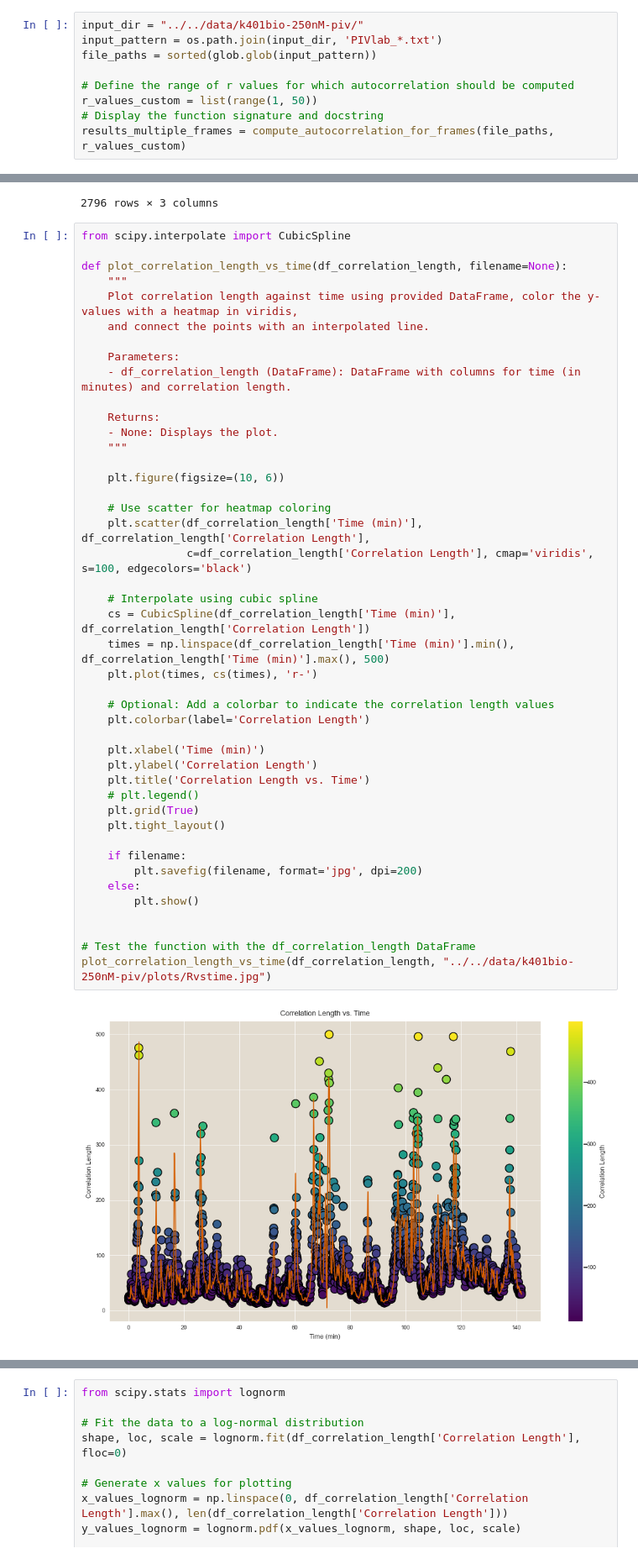
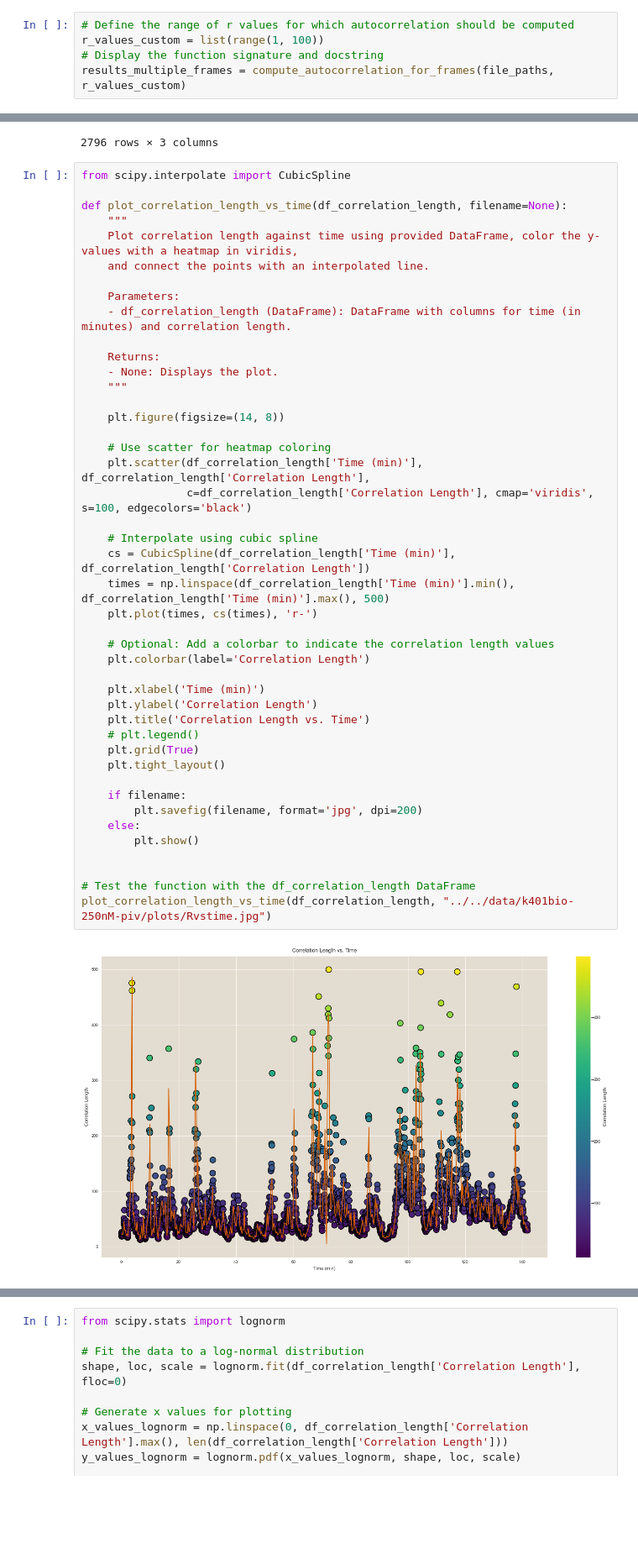
Before and after one commit to dalarios/activedrops, a Jupyter notebook: code/exploratory/autocorrelation-final.ipynb, the cells around one changed output, grey strips where cells are left out. Shown at 84% size. Cells and saved outputs as stored; diff of their text form; blank space fills up the shorter version.

```diff
--- a/code/exploratory/autocorrelation-final.ipynb
+++ b/code/exploratory/autocorrelation-final.ipynb
@@ -129,10 +184,6 @@ def compute_autocorrelation_for_frames(file_paths, r_values):
 # %%
-input_dir = "../../data/k401bio-250nM-piv/"
-input_pattern = os.path.join(input_dir, 'PIVlab_*.txt')
-file_paths = sorted(glob.glob(input_pattern))
-
 # Define the range of r values for which autocorrelation should be computed
-r_values_custom = list(range(1, 50))
+r_values_custom = list(range(1, 100))
 # Display the function signature and docstring
 results_multiple_frames = compute_autocorrelation_for_frames(file_paths, r_values_custom)
 # %%
@@ -264,37 +315,37 @@ def plot_correlation_length_vs_time(df_correlation_length, filename=None):
     - None: Displays the plot.
     """
 
-    plt.figure(figsize=(10, 6))
+    plt.figure(figsize=(14, 8))
 
     # Use scatter for heatmap coloring
     plt.scatter(df_correlation_length['Time (min)'], df_correlation_length['Correlation Length'],
                 c=df_correlation_length['Correlation Length'], cmap='viridis', s=100, edgecolors='black')
 
     # Interpolate using cubic spline
     cs = CubicSpline(df_correlation_length['Time (min)'], df_correlation_length['Correlation Length'])
     times = np.linspace(df_correlation_length['Time (min)'].min(), df_correlation_length['Time (min)'].max(), 500)
     plt.plot(times, cs(times), 'r-')
 
     # Optional: Add a colorbar to indicate the correlation length values
     plt.colorbar(label='Correlation Length')
 
     plt.xlabel('Time (min)')
     plt.ylabel('Correlation Length')
     plt.title('Correlation Length vs. Time')
     # plt.legend()
     plt.grid(True)
     plt.tight_layout()
 
     if filename:
         plt.savefig(filename, format='jpg', dpi=200)
     else:
         plt.show()
 
 
 # Test the function with the df_correlation_length DataFrame
 plot_correlation_length_vs_time(df_correlation_length, "../../data/k401bio-250nM-piv/plots/Rvstime.jpg")
 # %% [output]
-[figure, old version]
+[figure, new version]
 # %%
 from bokeh.plotting import figure, show, output_notebook
 from bokeh.models import HoverTool, ColumnDataSource, ColorBar
```
Also changed, not shown: parts of 5 cells of this notebook.
